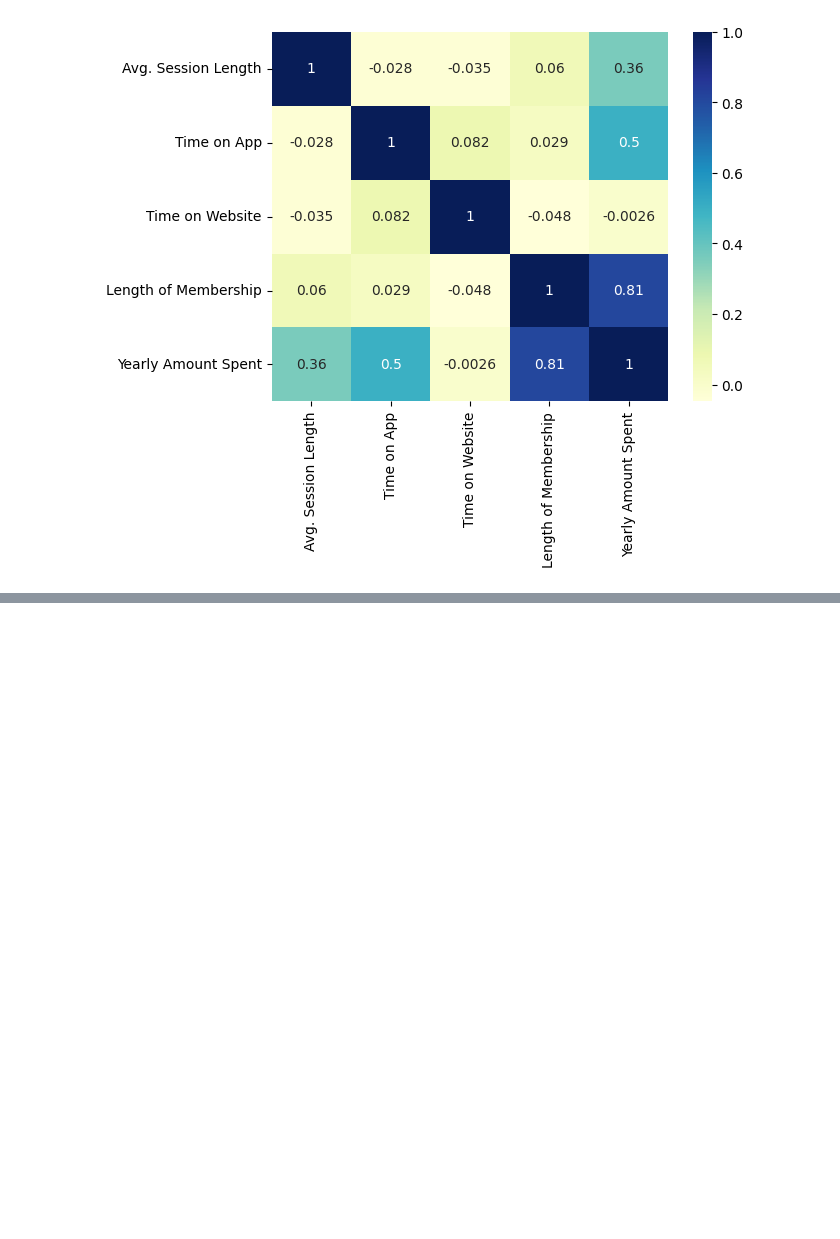
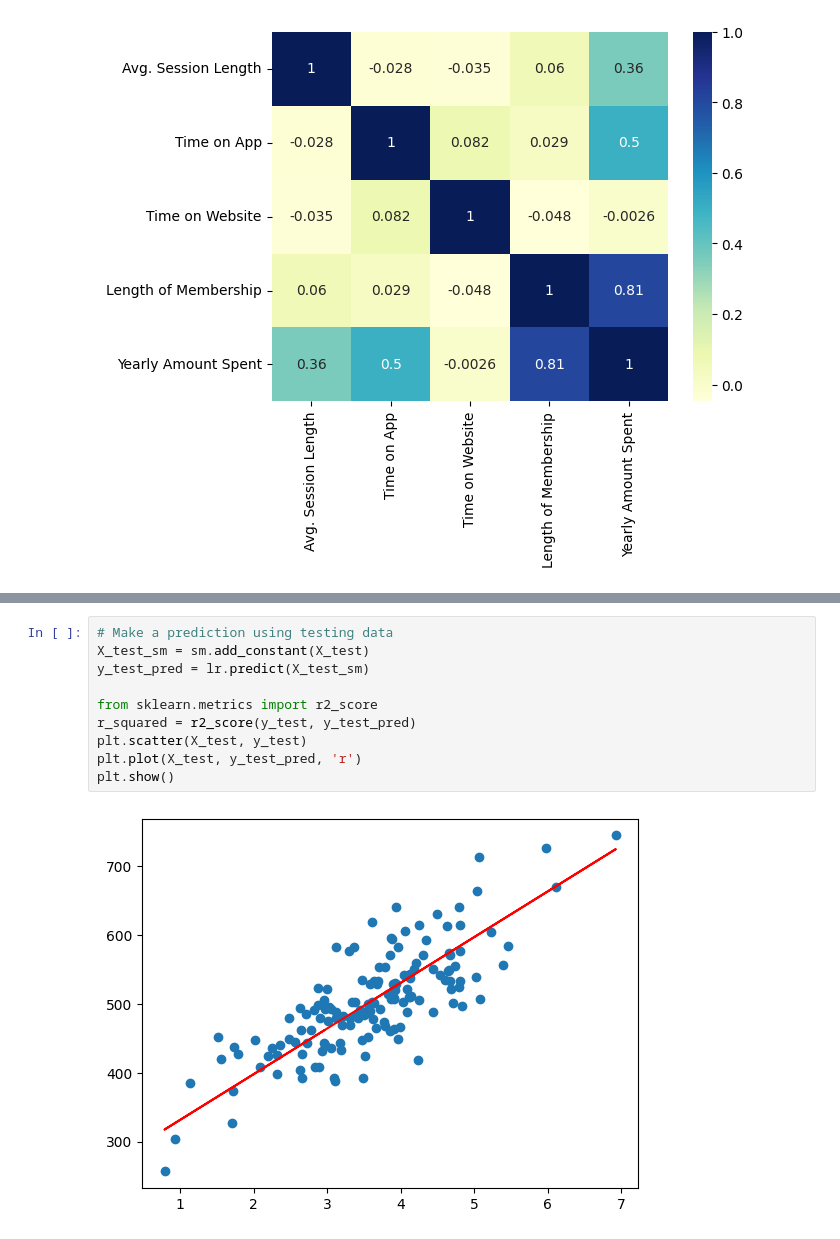
Before and after one commit to MAristyaP/Mesin_Learning2023, a Jupyter notebook: Assignment_2.ipynb, the cells around one changed output, grey strips where cells are left out. Cells and saved outputs as stored; diff of their text form; blank space fills up the shorter version.

```diff
--- a/Assignment_2.ipynb
+++ b/Assignment_2.ipynb
@@ -53,0 +101,12 @@ plt.show()
+# %%
+# Make a prediction using testing data
+X_test_sm = sm.add_constant(X_test)
+y_test_pred = lr.predict(X_test_sm)
+
+from sklearn.metrics import r2_score
+r_squared = r2_score(y_test, y_test_pred)
+plt.scatter(X_test, y_test)
+plt.plot(X_test, y_test_pred, 'r')
+plt.show()
+# %% [output]
+[figure, added]
```
Also changed, not shown: parts of 3 cells of this notebook.
